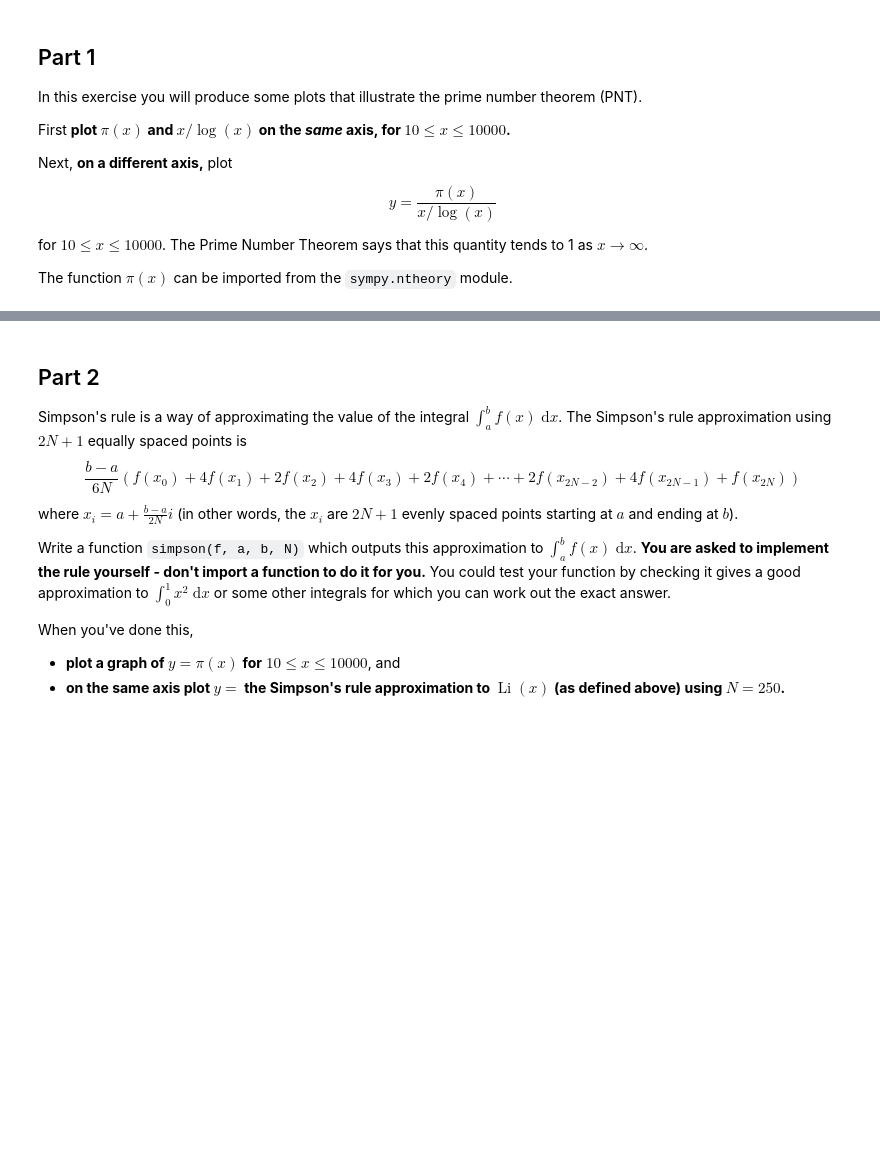
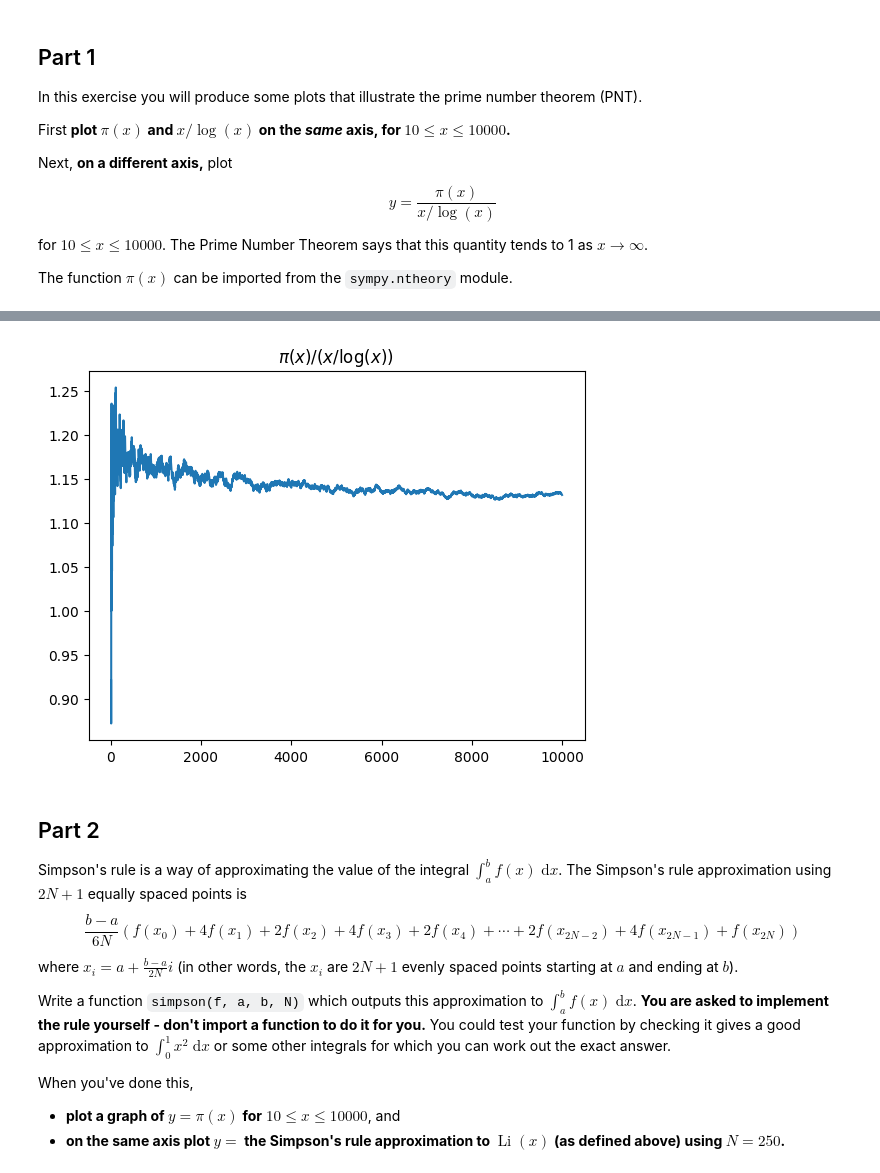
Before and after one commit to jupiterzw/ucl_math0011_projects, a Jupyter notebook: Project 7 - Chebyshev Bias.ipynb, the cells around one changed output, grey strips where cells are left out. Drawn from its saved outputs; the diff is of its cells as text; code cells hidden in the pictures; blank space fills up the shorter version.

```diff
--- a/Project 7 - Chebyshev Bias.ipynb
+++ b/Project 7 - Chebyshev Bias.ipynb
@@ -53,3 +71,12 @@ The function $\pi(x)$ can be imported from the `sympy.ntheory` module.
+# %%
+# Plot pi(x)/(x/log(x)) on a separate axis
+plt.figure()
+plt.plot(xs, ys / (xs/np.log(xs)))
+plt.title('$\\pi(x)/(x/\log(x))$ ')
+
+plt.show()
+# %% [output]
+[figure, added]
 # %% [markdown]
 ## Part 2
 
```
Also changed, not shown: parts of 8 cells of this notebook.
